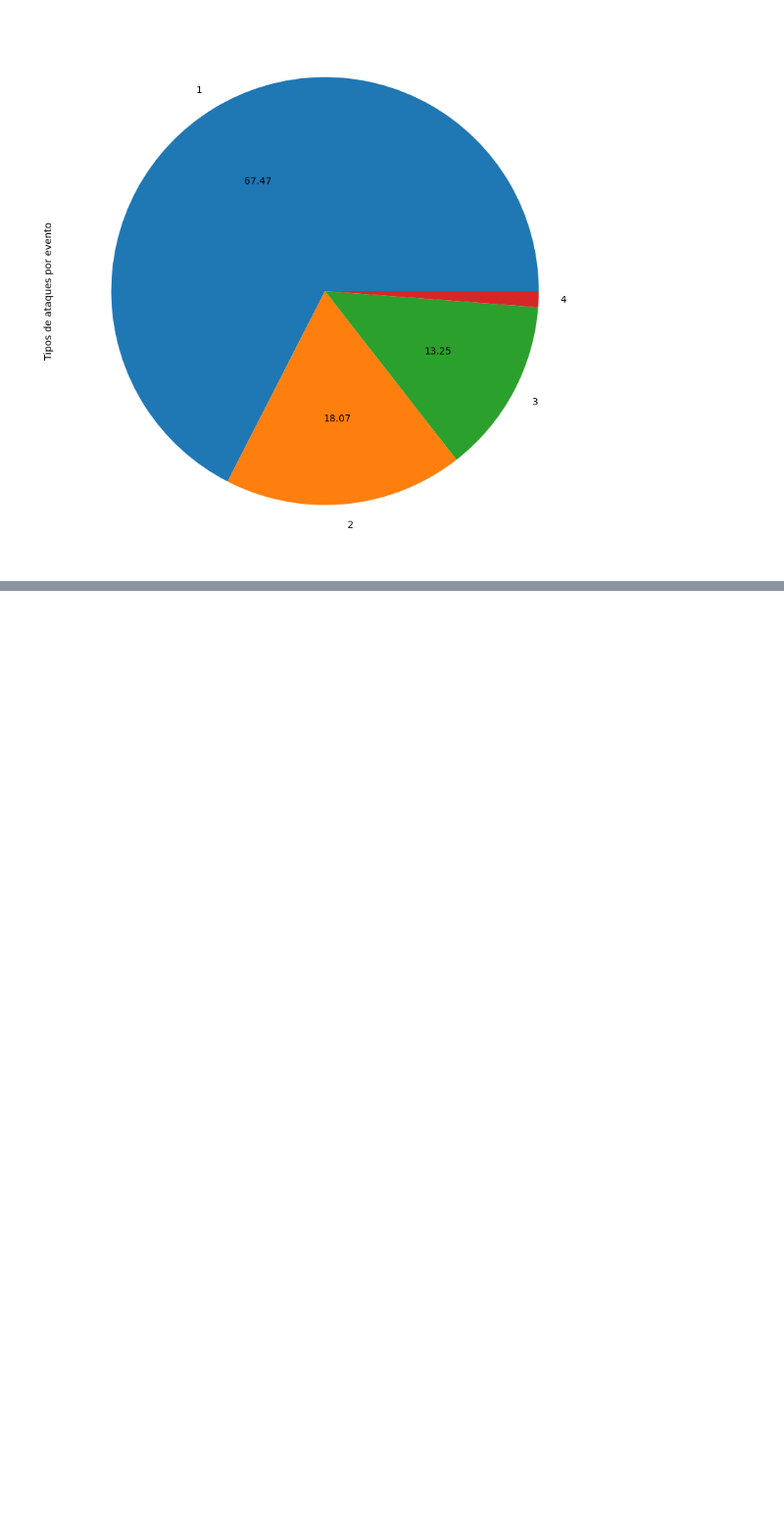
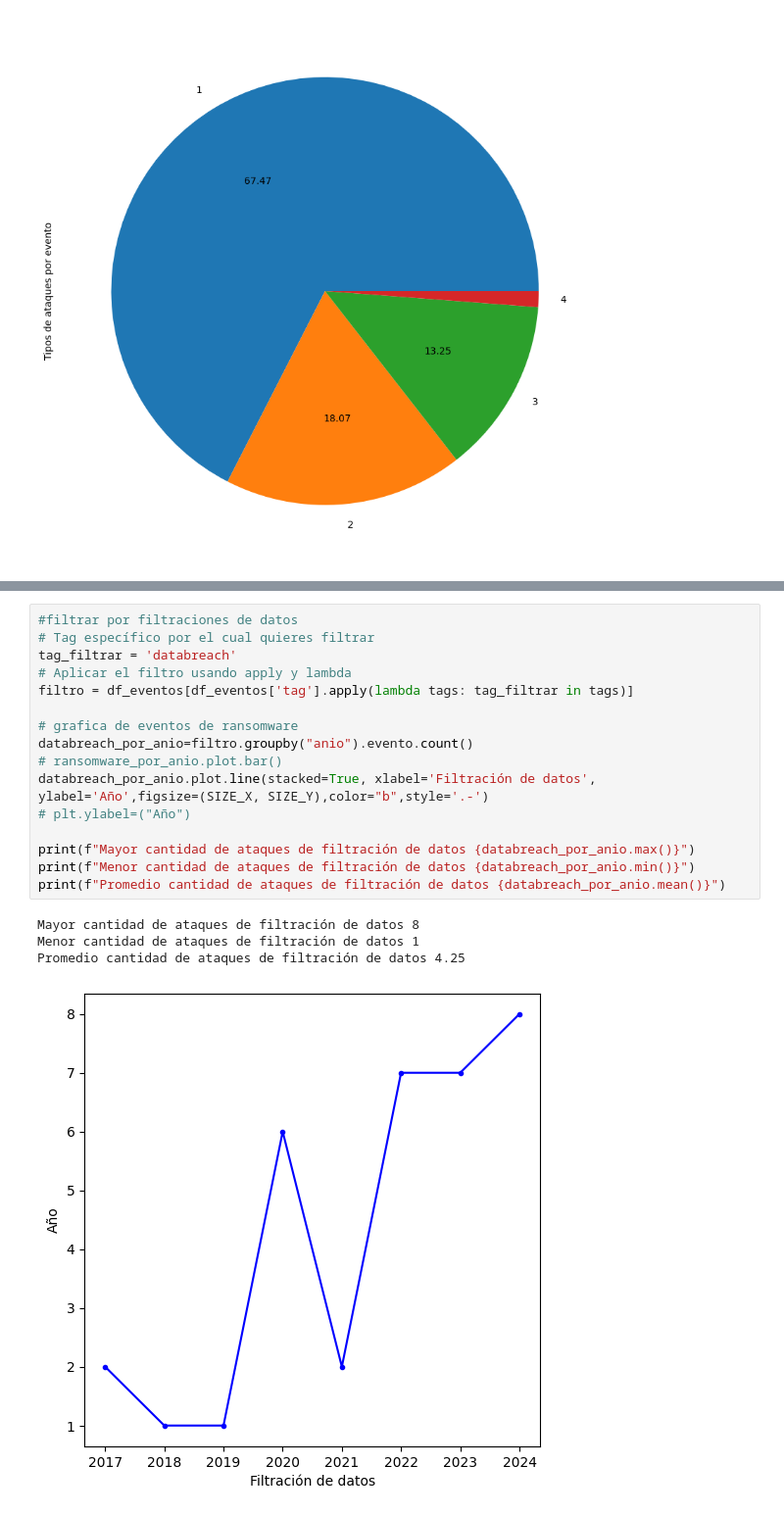
Before and after one commit to elanticrypt0/Ciberincidentes-relevantes-en-Argentina-parser, a Jupyter notebook: parse_events.ipynb, the cells around one changed output, grey strips where cells are left out. Shown: that part at 98% size. Drawn from its saved outputs; the diff is of its cells as text; blank space fills up the shorter version.

Commit message:
add: gráfico de databreach por año

```diff
--- a/parse_events.ipynb
+++ b/parse_events.ipynb
@@ -106,3 +106,24 @@ Mayor cantidad de ataques de ransomware 14
 Menor cantidad de ataques de ransomware 1
 Promedio cantidad de ataques de ransomware 6.5
 [figure]
+# %%
+#filtrar por filtraciones de datos
+# Tag específico por el cual quieres filtrar
+tag_filtrar = 'databreach'
+# Aplicar el filtro usando apply y lambda
+filtro = df_eventos[df_eventos['tag'].apply(lambda tags: tag_filtrar in tags)]
+
+# grafica de eventos de ransomware
+databreach_por_anio=filtro.groupby("anio").evento.count()
+# ransomware_por_anio.plot.bar()
+databreach_por_anio.plot.line(stacked=True, xlabel='Filtración de datos', ylabel='Año',figsize=(SIZE_X, SIZE_Y),color="b",style='.-')
+# plt.ylabel=("Año")
+
+print(f"Mayor cantidad de ataques de filtración de datos {databreach_por_anio.max()}")
+print(f"Menor cantidad de ataques de filtración de datos {databreach_por_anio.min()}")
+print(f"Promedio cantidad de ataques de filtración de datos {databreach_por_anio.mean()}")
+# %% [output]
+Mayor cantidad de ataques de filtración de datos 8
+Menor cantidad de ataques de filtración de datos 1
+Promedio cantidad de ataques de filtración de datos 4.25
+[figure, added]
```
Also changed, not shown: parts of 2 cells of this notebook.
